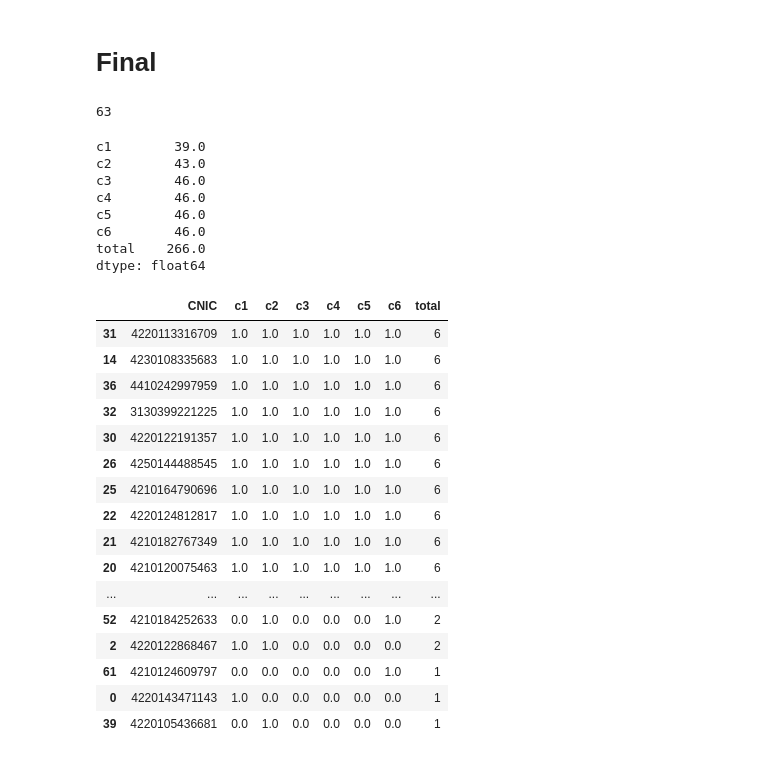
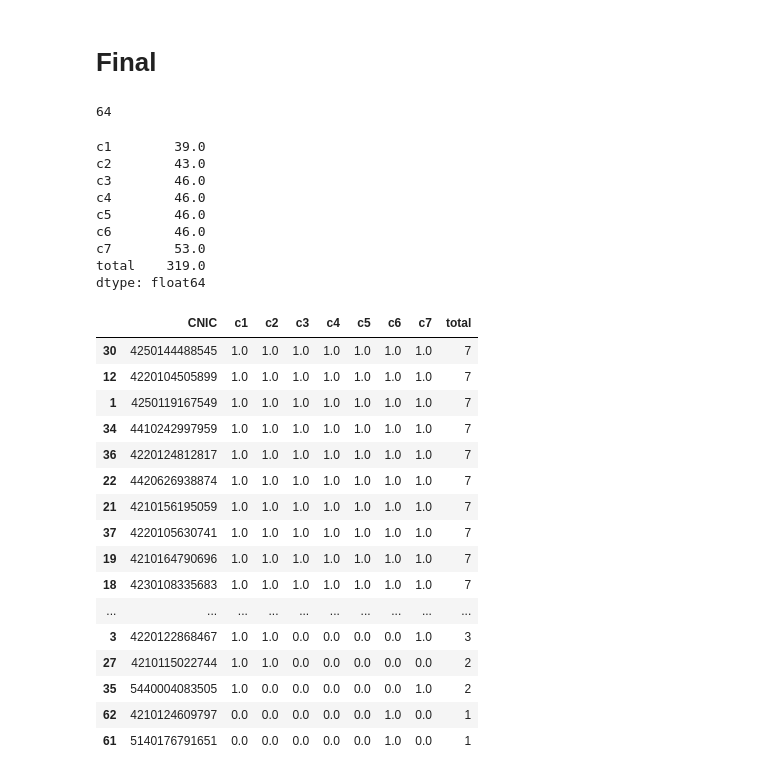
Before and after one commit to EnggQasim/NED_ML_batch3, a Jupyter notebook: attendance.ipynb, the cells around one changed output. Drawn from its saved outputs; the diff is of its cells as text; code cells hidden in the pictures.

```diff
--- a/attendance.ipynb
+++ b/attendance.ipynb
@@ -996,46 +1202,50 @@ df6.head()
 # %%
 df = df1.merge(df2,on='CNIC', how='outer').fillna(0).merge(df3,
                                                           on="CNIC",
                                                           how='outer').fillna(0).\
 merge(df4,
        on="CNIC",
        how='outer').fillna(0)\
 .merge(df5,
        on="CNIC",
        how='outer').fillna(0)\
 .merge(df6,
        on="CNIC",
+       how='outer').fillna(0)\
+.merge(df7,
+       on="CNIC",
        how='outer').fillna(0)
 
 df['total'] = df.iloc[:,1:].astype(int).sum(axis=1)
 df.sort_values(by="total", inplace=True, ascending=False)
 print(len(df))
 display(df.iloc[:,1:].sum(axis=0).T)
 df.head(60)
 # %% [output]
-63
+64
 c1        39.0
 c2        43.0
 c3        46.0
 c4        46.0
 c5        46.0
 c6        46.0
-total    266.0
+c7        53.0
+total    319.0
 dtype: float64
-|  | CNIC | c1 | c2 | c3 | c4 | c5 | c6 | total |
-| 31 | 4220113316709 | 1.0 | 1.0 | 1.0 | 1.0 | 1.0 | 1.0 | 6 |
-| 14 | 4230108335683 | 1.0 | 1.0 | 1.0 | 1.0 | 1.0 | 1.0 | 6 |
-| 36 | 4410242997959 | 1.0 | 1.0 | 1.0 | 1.0 | 1.0 | 1.0 | 6 |
-| 32 | 3130399221225 | 1.0 | 1.0 | 1.0 | 1.0 | 1.0 | 1.0 | 6 |
-| 30 | 4220122191357 | 1.0 | 1.0 | 1.0 | 1.0 | 1.0 | 1.0 | 6 |
-| 26 | 4250144488545 | 1.0 | 1.0 | 1.0 | 1.0 | 1.0 | 1.0 | 6 |
-| 25 | 4210164790696 | 1.0 | 1.0 | 1.0 | 1.0 | 1.0 | 1.0 | 6 |
-| 22 | 4220124812817 | 1.0 | 1.0 | 1.0 | 1.0 | 1.0 | 1.0 | 6 |
-| 21 | 4210182767349 | 1.0 | 1.0 | 1.0 | 1.0 | 1.0 | 1.0 | 6 |
-| 20 | 4210120075463 | 1.0 | 1.0 | 1.0 | 1.0 | 1.0 | 1.0 | 6 |
-| ... | ... | ... | ... | ... | ... | ... | ... | ... |
-| 52 | 4210184252633 | 0.0 | 1.0 | 0.0 | 0.0 | 0.0 | 1.0 | 2 |
-| 2 | 4220122868467 | 1.0 | 1.0 | 0.0 | 0.0 | 0.0 | 0.0 | 2 |
-| 61 | 4210124609797 | 0.0 | 0.0 | 0.0 | 0.0 | 0.0 | 1.0 | 1 |
-| 0 | 4220143471143 | 1.0 | 0.0 | 0.0 | 0.0 | 0.0 | 0.0 | 1 |
-| 39 | 4220105436681 | 0.0 | 1.0 | 0.0 | 0.0 | 0.0 | 0.0 | 1 |
+|  | CNIC | c1 | c2 | c3 | c4 | c5 | c6 | c7 | total |
+| 30 | 4250144488545 | 1.0 | 1.0 | 1.0 | 1.0 | 1.0 | 1.0 | 1.0 | 7 |
+| 12 | 4220104505899 | 1.0 | 1.0 | 1.0 | 1.0 | 1.0 | 1.0 | 1.0 | 7 |
+| 1 | 4250119167549 | 1.0 | 1.0 | 1.0 | 1.0 | 1.0 | 1.0 | 1.0 | 7 |
+| 34 | 4410242997959 | 1.0 | 1.0 | 1.0 | 1.0 | 1.0 | 1.0 | 1.0 | 7 |
+| 36 | 4220124812817 | 1.0 | 1.0 | 1.0 | 1.0 | 1.0 | 1.0 | 1.0 | 7 |
+| 22 | 4420626938874 | 1.0 | 1.0 | 1.0 | 1.0 | 1.0 | 1.0 | 1.0 | 7 |
+| 21 | 4210156195059 | 1.0 | 1.0 | 1.0 | 1.0 | 1.0 | 1.0 | 1.0 | 7 |
+| 37 | 4220105630741 | 1.0 | 1.0 | 1.0 | 1.0 | 1.0 | 1.0 | 1.0 | 7 |
+| 19 | 4210164790696 | 1.0 | 1.0 | 1.0 | 1.0 | 1.0 | 1.0 | 1.0 | 7 |
+| 18 | 4230108335683 | 1.0 | 1.0 | 1.0 | 1.0 | 1.0 | 1.0 | 1.0 | 7 |
+| ... | ... | ... | ... | ... | ... | ... | ... | ... | ... |
+| 3 | 4220122868467 | 1.0 | 1.0 | 0.0 | 0.0 | 0.0 | 0.0 | 1.0 | 3 |
+| 27 | 4210115022744 | 1.0 | 1.0 | 0.0 | 0.0 | 0.0 | 0.0 | 0.0 | 2 |
+| 35 | 5440004083505 | 1.0 | 0.0 | 0.0 | 0.0 | 0.0 | 0.0 | 1.0 | 2 |
+| 62 | 4210124609797 | 0.0 | 0.0 | 0.0 | 0.0 | 0.0 | 1.0 | 0.0 | 1 |
+| 61 | 5140176791651 | 0.0 | 0.0 | 0.0 | 0.0 | 0.0 | 1.0 | 0.0 | 1 |
```
Also changed, not shown: parts of 9 cells of this notebook, 7 other files.
